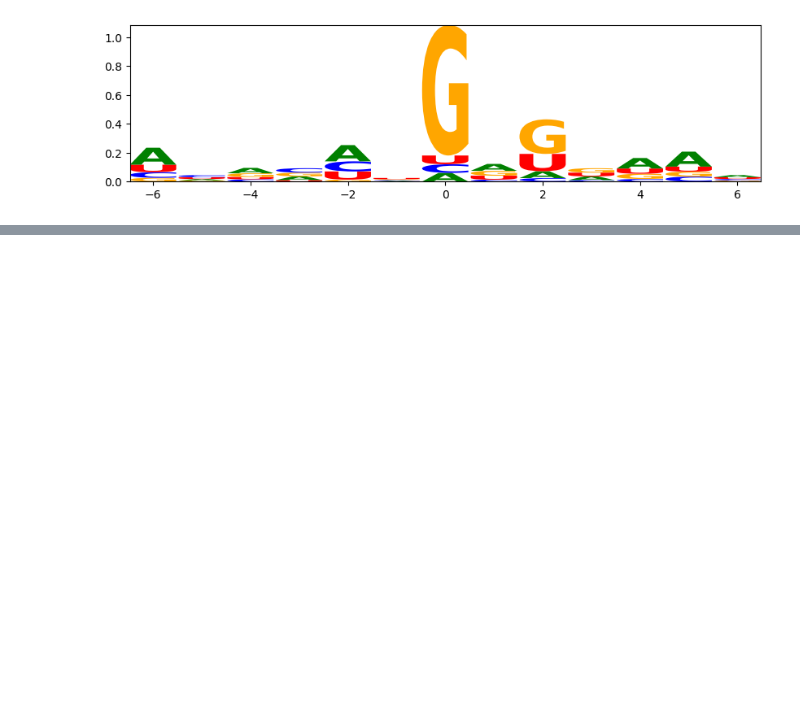
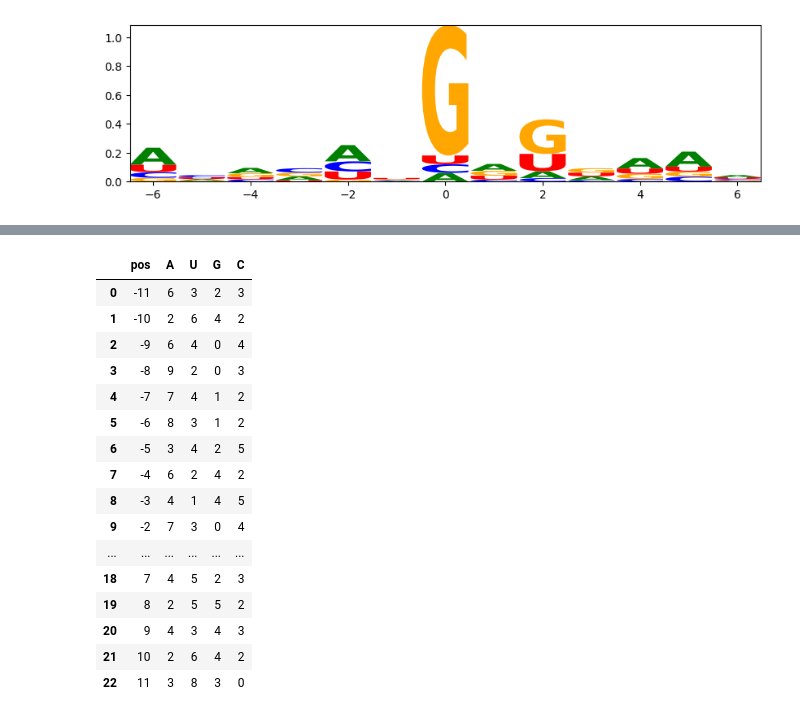
Before and after one commit to WoobeenJeong/miRNA_motif_finding, a Jupyter notebook: Project_006.ipynb, the cells around one changed output, grey strips where cells are left out. Cells and saved outputs as stored; diff of their text form; code cells hidden in the pictures; blank space fills up the shorter version.

```diff
--- a/Project_006.ipynb
+++ b/Project_006.ipynb
@@ -253,0 +288,37 @@ lm.Logo(info_mat)
+# %%
+with open('G_target_mirlet7g2.fa', 'r') as file:
+    sequences = file.readlines()
+
+sequences = [seq.strip() for seq in sequences]
+
+counts = { 'A': [], 'T': [], 'G': [], 'C': [] }
+
+for position in range(0, 23):
+    nucleotide_counts = { 'A': 0, 'T': 0, 'G': 0, 'C': 0 }
+    for sequence in sequences:
+        base = sequence[position]
+        nucleotide_counts[base] += 1
+    for nucleotide, count in nucleotide_counts.items():
+        counts[nucleotide].append(count)
+df = pd.DataFrame(counts)
+df.insert(0, 'pos', range(-11,12))
+df.rename(columns={'T': 'U'}, inplace=True)
+df
+# %% [output]
+|  | pos | A | U | G | C |
+| 0 | -11 | 6 | 3 | 2 | 3 |
+| 1 | -10 | 2 | 6 | 4 | 2 |
+| 2 | -9 | 6 | 4 | 0 | 4 |
+| 3 | -8 | 9 | 2 | 0 | 3 |
+| 4 | -7 | 7 | 4 | 1 | 2 |
+| 5 | -6 | 8 | 3 | 1 | 2 |
+| 6 | -5 | 3 | 4 | 2 | 5 |
+| 7 | -4 | 6 | 2 | 4 | 2 |
+| 8 | -3 | 4 | 1 | 4 | 5 |
+| 9 | -2 | 7 | 3 | 0 | 4 |
+| ... | ... | ... | ... | ... | ... |
+| 18 | 7 | 4 | 5 | 2 | 3 |
+| 19 | 8 | 2 | 5 | 5 | 2 |
+| 20 | 9 | 4 | 3 | 4 | 3 |
+| 21 | 10 | 2 | 6 | 4 | 2 |
+| 22 | 11 | 3 | 8 | 3 | 0 |
```
Also changed, not shown: parts of 16 cells of this notebook.
